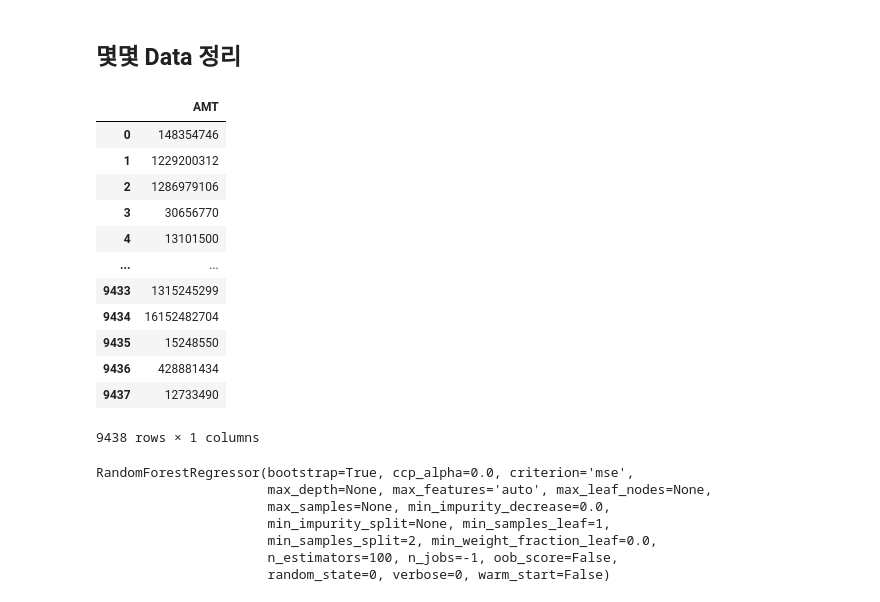
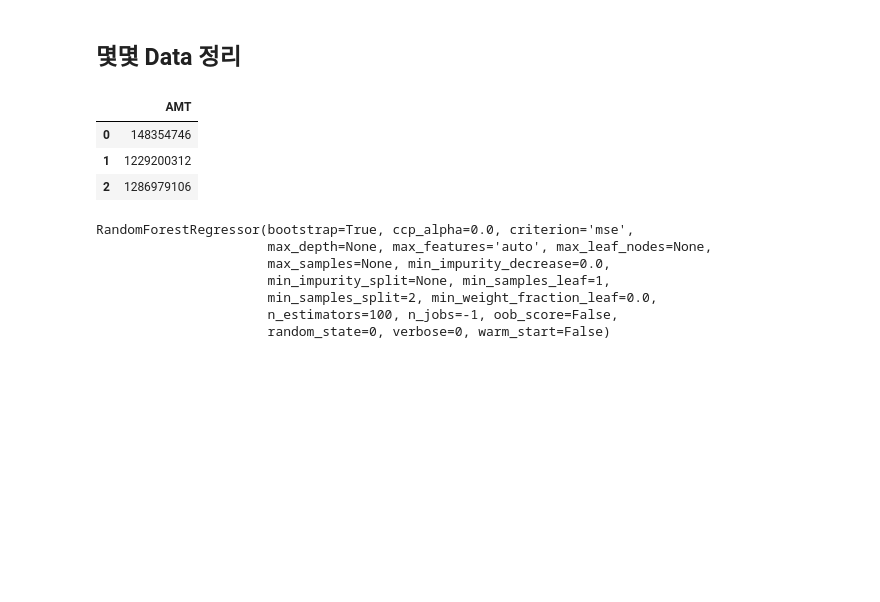
Before and after one commit to brainer3220/Jeju_CreditCard_Compete, a Jupyter notebook: 제주_빅데이터_경진대회.ipynb, the cells around one changed output. Saved outputs shown, nothing was run; the diff lists cells and outputs as text; code cells hidden in the pictures; blank space fills up the shorter version.

```diff
--- a/제주_빅데이터_경진대회.ipynb
+++ b/제주_빅데이터_경진대회.ipynb
@@ -331,21 +331,12 @@ fig.show()
 ## 몇몇 Data 정리
 # %%
 y_train = SidoToClassByDate.T[3:].T
-y_train
+y_train.head(3)
 # %% [output]
 |  | AMT |
 | 0 | 148354746 |
 | 1 | 1229200312 |
 | 2 | 1286979106 |
-| 3 | 30656770 |
-| 4 | 13101500 |
-| ... | ... |
-| 9433 | 1315245299 |
-| 9434 | 16152482704 |
-| 9435 | 15248550 |
-| 9436 | 428881434 |
-| 9437 | 12733490 |
-9438 rows × 1 columns
 # %%
 from sklearn.model_selection import KFold
 from sklearn.model_selection import cross_val_score
```
Also changed, not shown: parts of 11 cells of this notebook.
